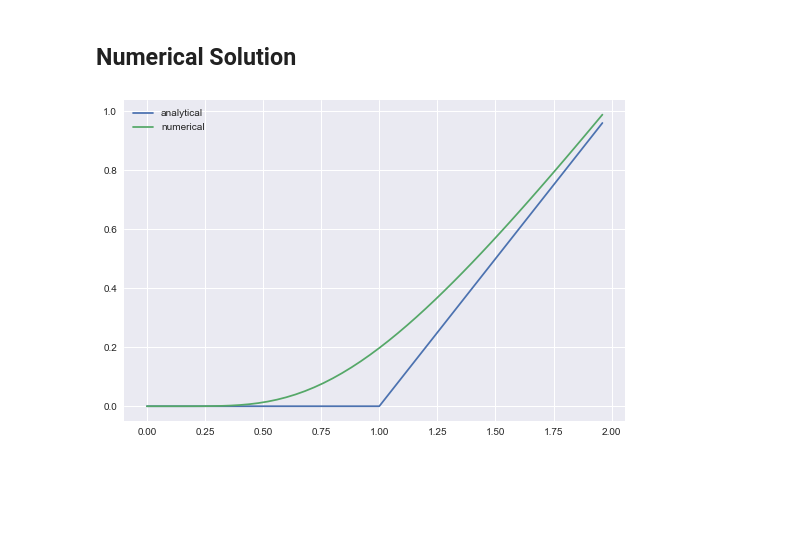
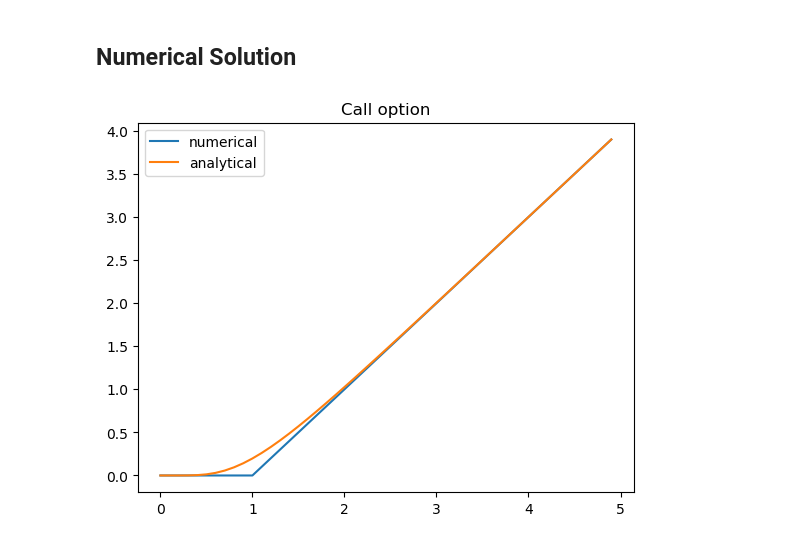
Before and after one commit to TurboFreeze/black-scholes, a Jupyter notebook: blackscholes.ipynb, the cells around one changed output. Drawn from its saved outputs; the diff is of its cells as text; code cells hidden in the pictures; blank space fills up the shorter version.

```diff
--- a/blackscholes.ipynb
+++ b/blackscholes.ipynb
@@ -14,7 +14,7 @@ def rand_walk_cont(n, mu=0, sigma=1, init=1, dt=0.01):
     # loop through n iterations
     for _ in range(n):
         sims.append(sims[-1] * np.exp((mu - sigma ** 2 / 2) * dt + sigma * np.random.normal(0, np.sqrt(dt))))
-    return sims
+    return np.array(sims)
 # %%
 plt.plot(rand_walk_cont(n=5000, init=10, mu=1, sigma=1, dt=0.001))
 # %% [output]
@@ -122,13 +122,17 @@ def implicit(strike, r, nS, maxS, nt, maxt, sigma, optiontype='call'):
     solutions = np.array([[None for _ in range(nt + 1)] for _ in range(nS + 1)])
     # boundary conditions
     if optiontype == 'call':
+        solutions[:,-1] = np.maximum(gridS - strike, 0) # at exercise time
         solutions[0,:] = 0 # minimum price
         solutions[-1,:] = (gridS[-1] - strike) * np.exp(-r * gridt[::-1]) # maximum price
-        solutions[:,-1] = np.maximum(gridS - strike, 0) # at exercise time
+    if optiontype == 'put':
+        solutions[:,-1] = np.maximum(strike - gridS, 0) # at exercise time
+        solutions[0,:] = (strike - gridS[-1]) * np.exp(-r * gridt[::-1]) # minimum price
+        solutions[-1,:] = 0 # maximum price
 
-    a = (dt * indexS / 2) * (r - sigma ** 2 * indexS)
-    b = 1 + dt * (sigma ** 2 * indexS * indexS + r)
-    c = -(dt * indexS / 2) * (r + sigma ** 2 * indexS)
+    a = (dt * (1 - 1 / indexS) / 2) * (r - sigma ** 2 * (1 - 1 / indexS))
+    b = 1 + dt * (sigma ** 2 * (1 - 1 / indexS) * (1 - 1 / indexS) + r)
+    c = -(dt * (1 - 1 / indexS) / 2) * (r + sigma ** 2 * (1 - 1 / indexS))
 
     # creating tridiagonal coefficient matrix
     A = np.zeros((nS - 1, nS - 1))
@@ -144,21 +148,24 @@ def implicit(strike, r, nS, maxS, nt, maxt, sigma, optiontype='call'):
     offset = np.zeros(len(solutions) - 2)
     for i in list(range(nt))[::-1]:
         offset[0] = a[1] * solutions[0, i]
-#         offset[-1] = c[-1] * solutions[-1, i]
+        offset[-1] = c[-1] * solutions[-1, i]
         solutions[1:-1, i] = np.dot(np.linalg.inv(A), solutions[1:-1, i + 1] - offset)
 
     return solutions
 # %%
-maxS = 2
+maxS = 5
 nS = 50
 Srange = np.array(range(nS)) / (nS / maxS)
+tr = 1
 nums = implicit(strike=1, r=0, nS=nS, maxS=maxS, nt=100, maxt=2, sigma=0.5, optiontype='call')
-ans = [blackscholes_formula(0.5, time_remaining, S, K, 0, 'call') for S in Srange]
+ans = [blackscholes_formula(0.5, 1, S, K, 0, 'call') for S in Srange]
 # %%
-plt.style.use('seaborn')
+plt.style.use('default')
 sns.lineplot(Srange, list(nums[:-1,-1]))
 sns.lineplot(Srange, ans)
-plt.legend(['analytical', 'numerical'])
+plt.legend(['numerical', 'analytical'])
+plt.title('Call option')
+plt.savefig('numerical.jpg')
 plt.show()
 # %% [output]
-[figure, old version]
+[figure, new version]
```
Also changed, not shown: parts of 36 cells of this notebook, 1 other file.
